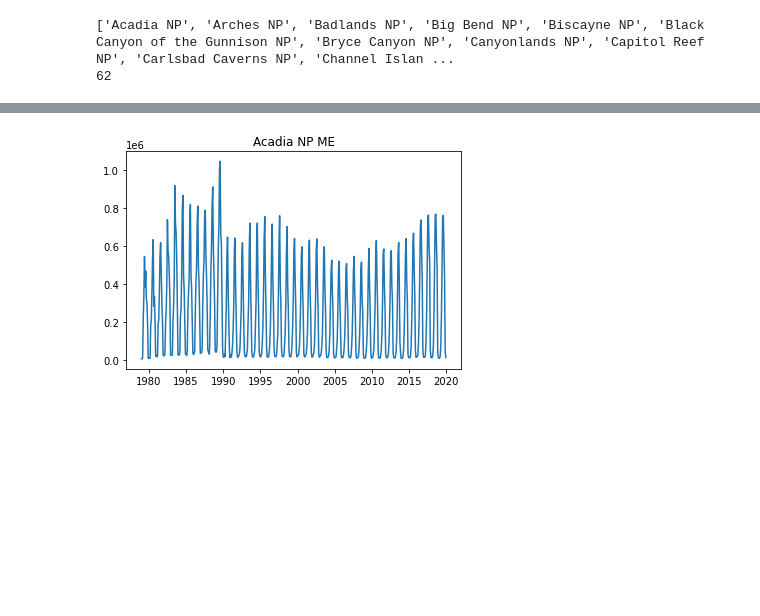
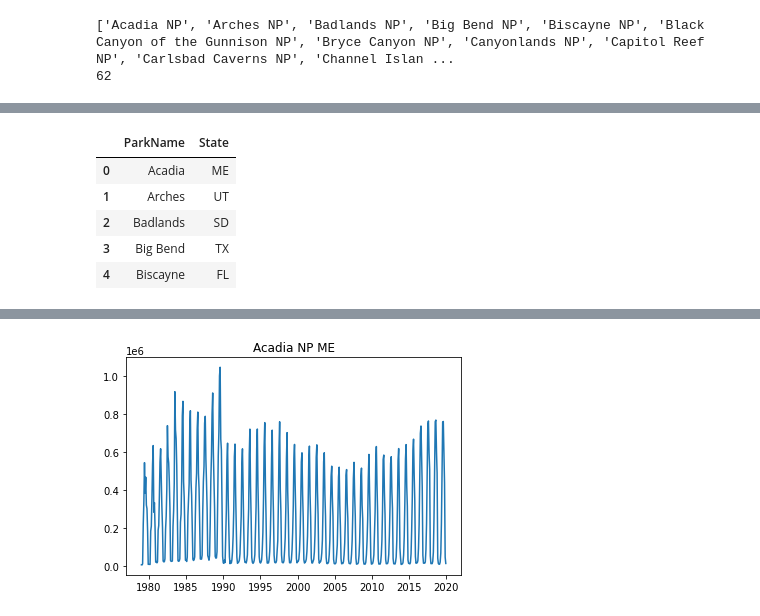
Before and after one commit to vgjaq/National-Park-Capstone-Project, a Jupyter notebook: DataWrangling.ipynb, the cells around one changed output, grey strips where cells are left out. Saved outputs shown, nothing was run; the diff lists cells and outputs as text; code cells hidden in the pictures; blank space fills up the shorter version.

```diff
--- a/DataWrangling.ipynb
+++ b/DataWrangling.ipynb
@@ -247,0 +151,11 @@ print(len(Parks_unique))
+# %%
+new['ParkName'] = new['ParkName'].str.rstrip(' & PRES')
+new['ParkName'] = new['ParkName'].str.rstrip('NP')
+new.head()
+# %% [output]
+|  | ParkName | State |
+| 0 | Acadia | ME |
+| 1 | Arches | UT |
+| 2 | Badlands | SD |
+| 3 | Big Bend | TX |
+| 4 | Biscayne | FL |
```
Also changed, not shown: parts of 19 cells of this notebook, 11 other files.
